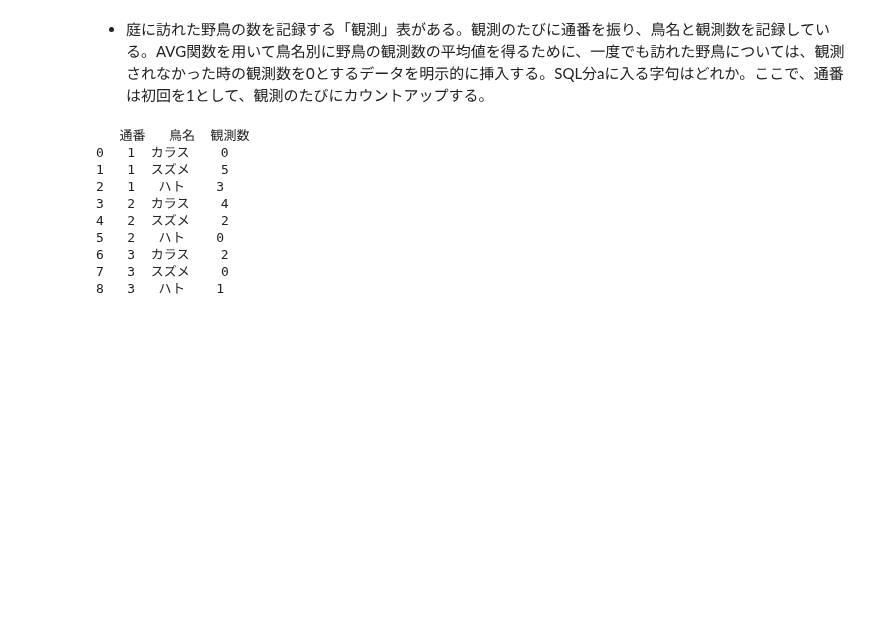
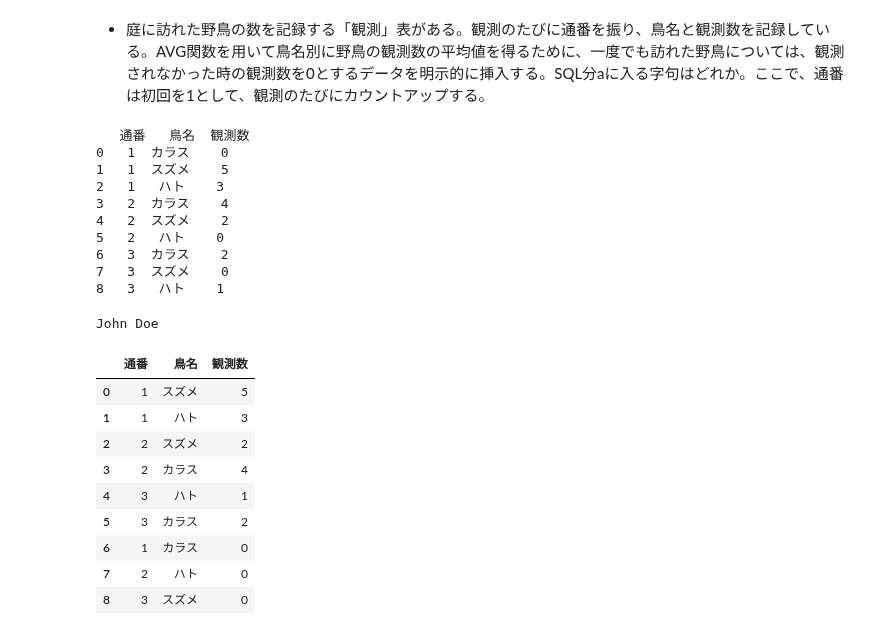
Before and after one commit to phonon-py/DatabaseSpecialistStudy, a Jupyter notebook: main.ipynb, the cells around one changed output. Cells and saved outputs as stored; diff of their text form; code cells hidden in the pictures; blank space fills up the shorter version.

```diff
--- a/main.ipynb
+++ b/main.ipynb
@@ -3238,3 +3238,37 @@ conn.close()
 6   3  カラス    2
 7   3  スズメ    0
 8   3   ハト    1
+# %%
+from sqlalchemy import create_engine, Column, Integer, String
+from sqlalchemy.ext.declarative import declarative_base
+from sqlalchemy.orm import sessionmaker
+
+# メモリ内のSQLiteデータベースを作成
+engine = create_engine('sqlite:///:memory:')
+
+# セッションの作成
+Session = sessionmaker(bind=engine)
+session = Session()
+
+# テーブルの定義
+Base = declarative_base()
+
+class User(Base):
+    __tablename__ = 'users'
+    id = Column(Integer, primary_key=True)
+    name = Column(String)
+
+# テーブルの作成
+Base.metadata.create_all(engine)
+
+# データの挿入
+new_user = User(name="John Doe")
+session.add(new_user)
+session.commit()
+
+# データのクエリ
+users = session.query(User).all()
+for user in users:
+    print(user.name)
+# %% [output]
+John Doe
@@ -3240,0 +3331,13 @@ conn.close()
+# %%
+df
+# %% [output]
+|  | 通番 | 鳥名 | 観測数 |
+| 0 | 1 | スズメ | 5 |
+| 1 | 1 | ハト | 3 |
+| 2 | 2 | スズメ | 2 |
+| 3 | 2 | カラス | 4 |
+| 4 | 3 | ハト | 1 |
+| 5 | 3 | カラス | 2 |
+| 6 | 1 | カラス | 0 |
+| 7 | 2 | ハト | 0 |
+| 8 | 3 | スズメ | 0 |
```
Also changed, not shown: parts of 2 cells of this notebook.
